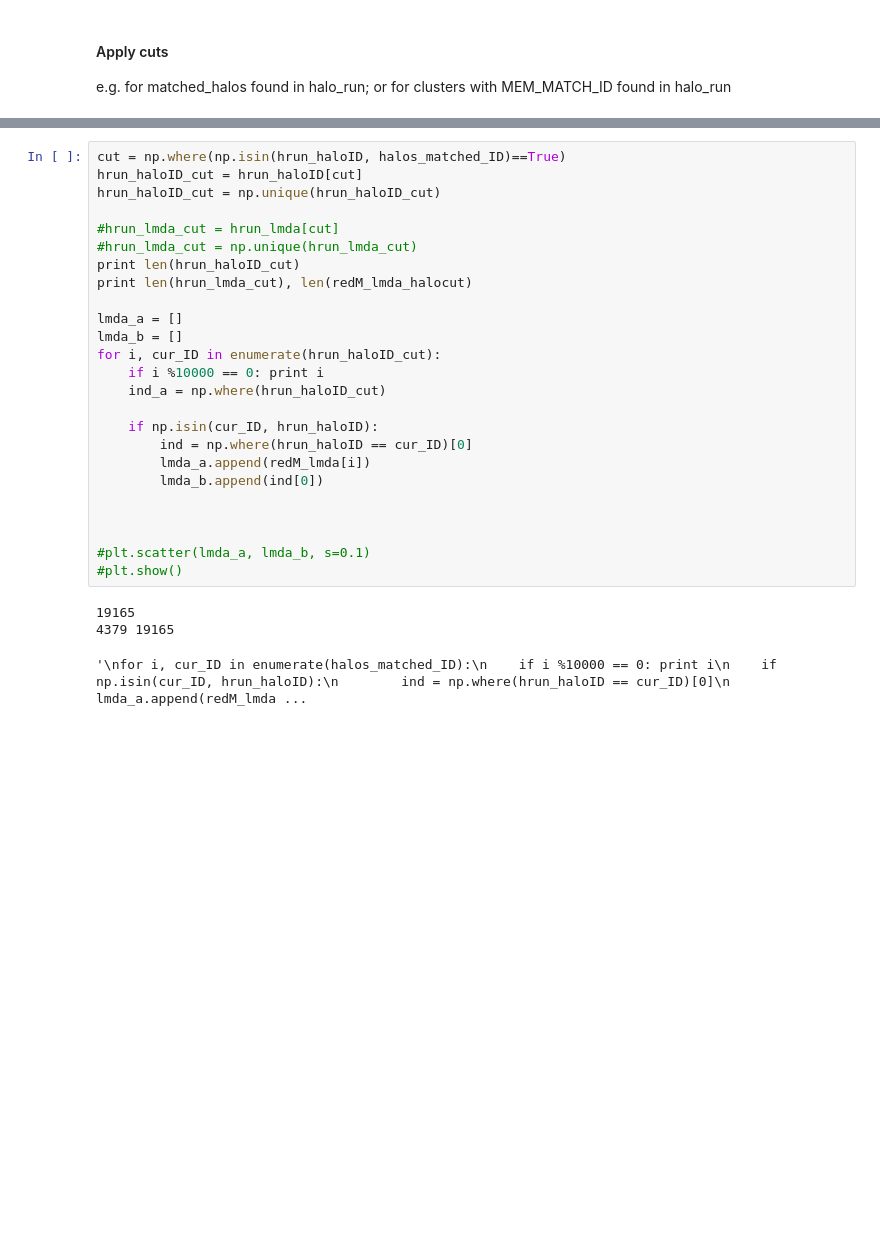
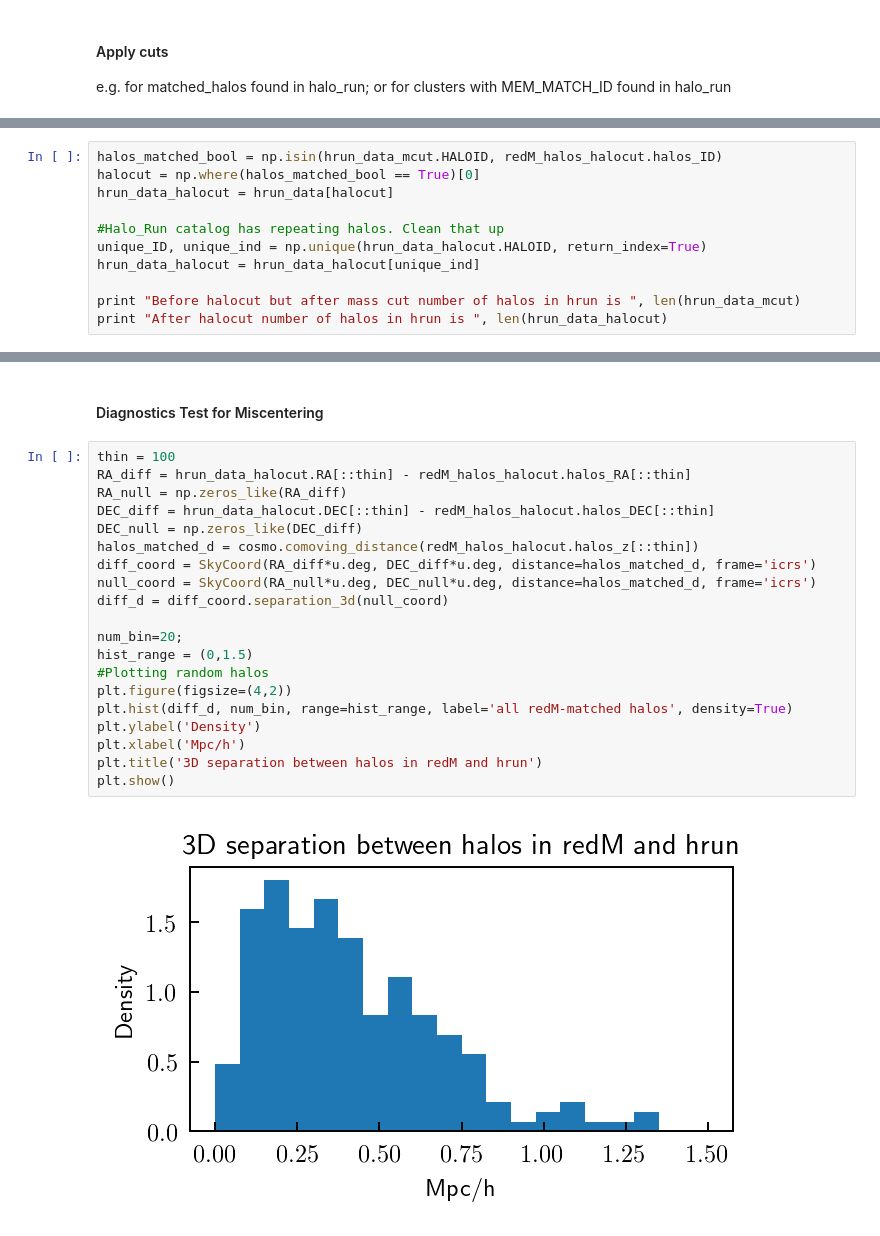
Before and after one commit to zzbenjamin94/des_y1_triaxiality, a Jupyter notebook: repo/halo_cluster_matching/halo_run_comparison.ipynb, the cells around one changed output, grey strips where cells are left out. Drawn from its saved outputs; the diff is of its cells as text; blank space fills up the shorter version.

```diff
--- a/repo/halo_cluster_matching/halo_run_comparison.ipynb
+++ b/repo/halo_cluster_matching/halo_run_comparison.ipynb
@@ -120,0 +157,11 @@ d_cmvr_halocut = np.sqrt(2*halos_matched_comvr_halocut**2. * (1-cos_theta_halocu
+# %%
+halos_matched_bool = np.isin(hrun_data_mcut.HALOID, redM_halos_halocut.halos_ID)
+halocut = np.where(halos_matched_bool == True)[0]
+hrun_data_halocut = hrun_data[halocut]
+
+#Halo_Run catalog has repeating halos. Clean that up
+unique_ID, unique_ind = np.unique(hrun_data_halocut.HALOID, return_index=True)
+hrun_data_halocut = hrun_data_halocut[unique_ind]
+
+print "Before halocut but after mass cut number of halos in hrun is ", len(hrun_data_mcut)
+print "After halocut number of halos in hrun is ", len(hrun_data_halocut)
@@ -149,29 +279,24 @@ Match hrun_lmda to redM_lmda. See scatter plot. Should be in theory a line if no
-# %%
-cut = np.where(np.isin(hrun_haloID, halos_matched_ID)==True)
-hrun_haloID_cut = hrun_haloID[cut]
-hrun_haloID_cut = np.unique(hrun_haloID_cut)
-
-#hrun_lmda_cut = hrun_lmda[cut]
-#hrun_lmda_cut = np.unique(hrun_lmda_cut)
-print len(hrun_haloID_cut)
-print len(hrun_lmda_cut), len(redM_lmda_halocut)
-
-lmda_a = []
-lmda_b = []
-for i, cur_ID in enumerate(hrun_haloID_cut):
-    if i %10000 == 0: print i
-    ind_a = np.where(hrun_haloID_cut)
-
-    if np.isin(cur_ID, hrun_haloID):
-        ind = np.where(hrun_haloID == cur_ID)[0]
-        lmda_a.append(redM_lmda[i])
-        lmda_b.append(ind[0])
-
-
-
-#plt.scatter(lmda_a, lmda_b, s=0.1)
-#plt.show()
-# %% [output]
-19165
-4379 19165
-'\nfor i, cur_ID in enumerate(halos_matched_ID):\n    if i %10000 == 0: print i\n    if np.isin(cur_ID, hrun_haloID):\n        ind = np.where(hrun_haloID == cur_ID)[0]\n        lmda_a.append(redM_lmda ...
+# %% [markdown]
+#### Diagnostics Test for Miscentering
+# %%
+thin = 100
+RA_diff = hrun_data_halocut.RA[::thin] - redM_halos_halocut.halos_RA[::thin]
+RA_null = np.zeros_like(RA_diff)
+DEC_diff = hrun_data_halocut.DEC[::thin] - redM_halos_halocut.halos_DEC[::thin]
+DEC_null = np.zeros_like(DEC_diff)
+halos_matched_d = cosmo.comoving_distance(redM_halos_halocut.halos_z[::thin])
+diff_coord = SkyCoord(RA_diff*u.deg, DEC_diff*u.deg, distance=halos_matched_d, frame='icrs')
+null_coord = SkyCoord(RA_null*u.deg, DEC_null*u.deg, distance=halos_matched_d, frame='icrs')
+diff_d = diff_coord.separation_3d(null_coord)
+
+num_bin=20;
+hist_range = (0,1.5)
+#Plotting random halos
+plt.figure(figsize=(4,2))
+plt.hist(diff_d, num_bin, range=hist_range, label='all redM-matched halos', density=True)
+plt.ylabel('Density')
+plt.xlabel('Mpc/h')
+plt.title('3D separation between halos in redM and hrun')
+plt.show()
+# %% [output]
+[figure, added]
```
Also changed, not shown: parts of 35 cells of this notebook.
